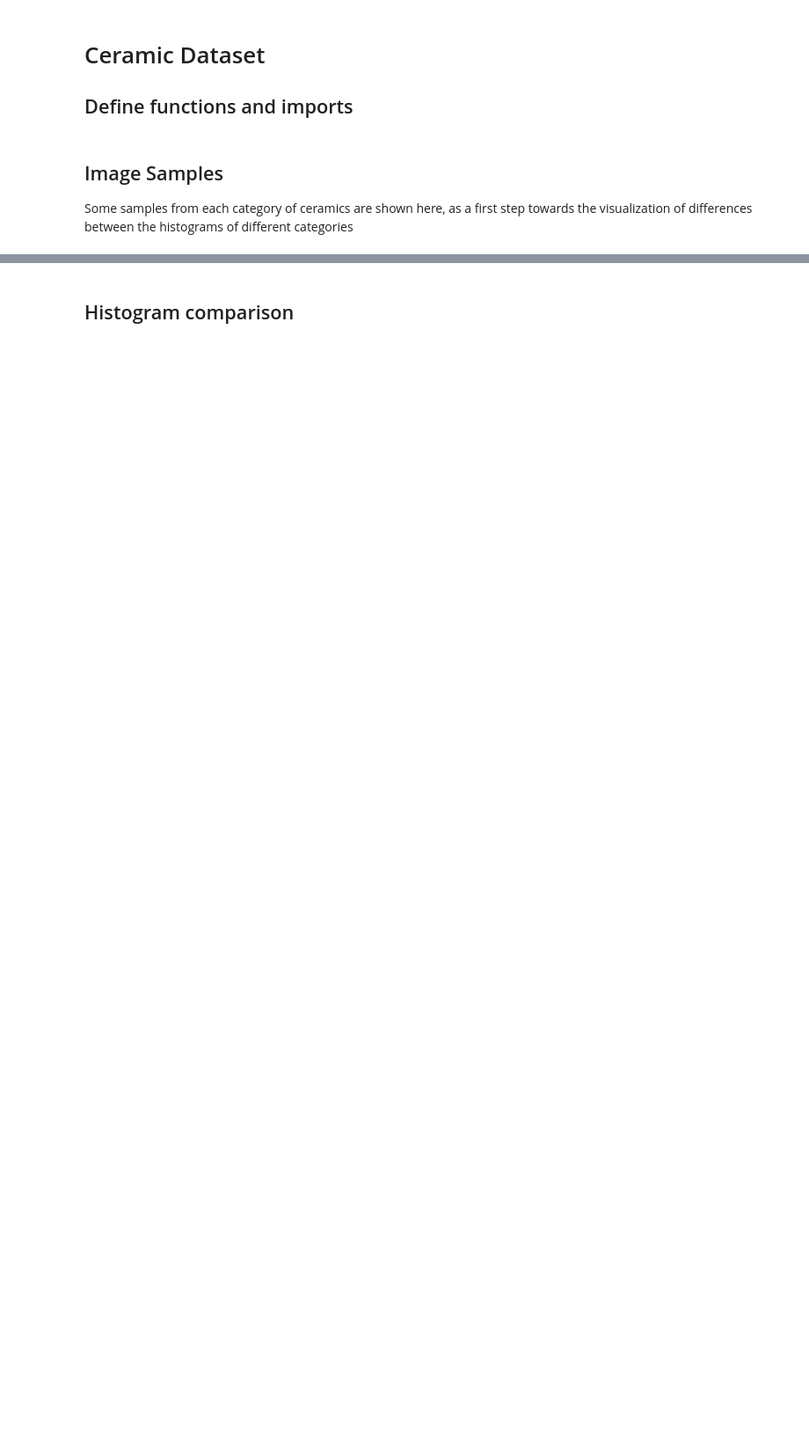
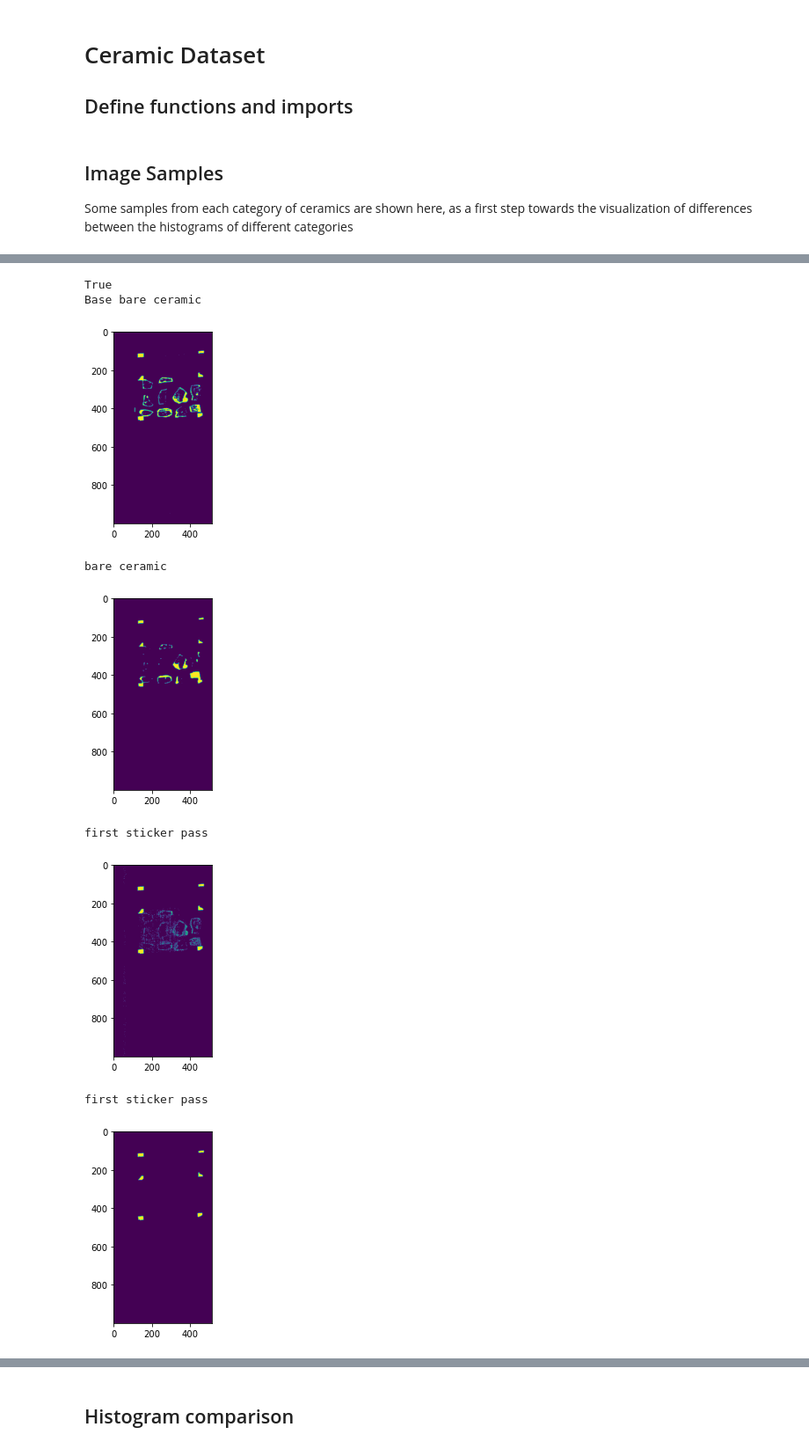
Before and after one commit to PauCano/ceramic_analysis, a Jupyter notebook: Ceramica.ipynb, the cells around one changed output, grey strips where cells are left out. Shown at 88% size. Drawn from its saved outputs; the diff is of its cells as text; code cells hidden in the pictures; blank space fills up the shorter version.

```diff
--- a/Ceramica.ipynb
+++ b/Ceramica.ipynb
@@ -55,43 +40,3 @@ def openHDR2(hdrImage, mainImage, mask, window, paperMask, paperWindow, usePaper
         histogramMean = ([np.mean(Reflectancia[:,x]) for x in range(Reflectancia.shape[1])],img.bands.centers)
         histogramStd = [np.std(Reflectancia[:,x]) for x in range(Reflectancia.shape[1])]
     return histogramMean, histogramStd, Reflectancia#,paperMean,paperStd
-# %%
-def openHDR(hdrImage, mainImage, mask, window, paperMask, paperWindow, usePaperCalibration = True):
-    img = envi.open(hdrImage)#, mainImage
-    Darkref = envi.open("./Ceramica/BW_Reference/capture/DARKREF_Im_ceramica_2020-12-15_14-54-13.hdr",
-                        "./Ceramica/BW_Reference/capture/DARKREF_Im_ceramica_2020-12-15_14-54-13.raw")
-    Whiteref = envi.open("./Ceramica/BW_Reference/capture/WHITEREF_Im_ceramica_2020-12-15_14-54-13.hdr",
-                         "./Ceramica/BW_Reference/capture/WHITEREF_Im_ceramica_2020-12-15_14-54-13.raw")
-
-    Darkref = np.repeat(Darkref[:,:,:],10, axis=0)
-    Whiteref = np.repeat(Whiteref[:,:,:],10, axis=0)
-    imgArray = img[:,:,:]
-
-    PaperDark = Darkref[np.nonzero(paperMask)]
-    PaperWhite =Whiteref[np.nonzero(paperMask)]
-    Paper = ((imgArray[np.nonzero(paperMask)] - PaperDark)/(PaperWhite - PaperDark ))
-    Paper = Paper.reshape(-1, Paper.shape[-1])
-    paperMean = np.array([np.mean(Paper[:,x]) for x in range(Paper.shape[1])])
-    #paperStd = np.array([np.std(Paper[:,x]) for x in range(Paper.shape[1])])
-    #pixelValues = np.empty((0,224))
-
-    Image = imgArray[np.nonzero(mask)]
-    Dark = Darkref[np.nonzero(mask)]#[topLeft[0]:bottomRight[0],topLeft[1]:bottomRight[1],:]
-    White = Whiteref[np.nonzero(mask)]
-    Reflectancia = ((Image - Dark)/(White - Dark ))
-    #yMiddle = Reflectancia.shape[0]//2
-    #xMiddle = Reflectancia.shape[1]//2
-    #window=corner[2]
-    #windowArea = Reflectancia[yMiddle-window:yMiddle+window,xMiddle-window:xMiddle+window,:]
-    #windowArea = windowArea.reshape(-1, windowArea.shape[-1])
-    Reflectancia = Reflectancia.reshape(-1, Reflectancia.shape[-1])
-    #pixelValues = np.concatenate((pixelValues,Reflectancia))
-    histogramMean = None
-    histogramStd = None
-    if usePaperCalibration:
-        histogramMean = ([np.mean(Reflectancia[:,x]/paperMean[x]) for x in range(Reflectancia.shape[1])],img.bands.centers)
-        histogramStd = [np.std(Reflectancia[:,x]/paperMean[x]) for x in range(Reflectancia.shape[1])]
-    else:
-        histogramMean = ([np.mean(Reflectancia[:,x]) for x in range(Reflectancia.shape[1])],img.bands.centers)
-        histogramStd = [np.std(Reflectancia[:,x]) for x in range(Reflectancia.shape[1])]
-    return histogramMean, histogramStd, Reflectancia#,paperMean,paperStd
@@ -261,0 +342,13 @@ Some samples from each category of ceramics are shown here, as a first step towa
+# %%
+DebugMode = True
+openAndCrop("./ceramiques_3.0/gB/gB_01/gB_01_3A/")
+# %% [output]
+True
+Base bare ceramic
+[figure, added]
+bare ceramic
+[figure, added]
+first sticker pass
+[figure, added]
+first sticker pass
+[figure, added]
```
Also changed, not shown: parts of 58 cells of this notebook, 8 other files.
